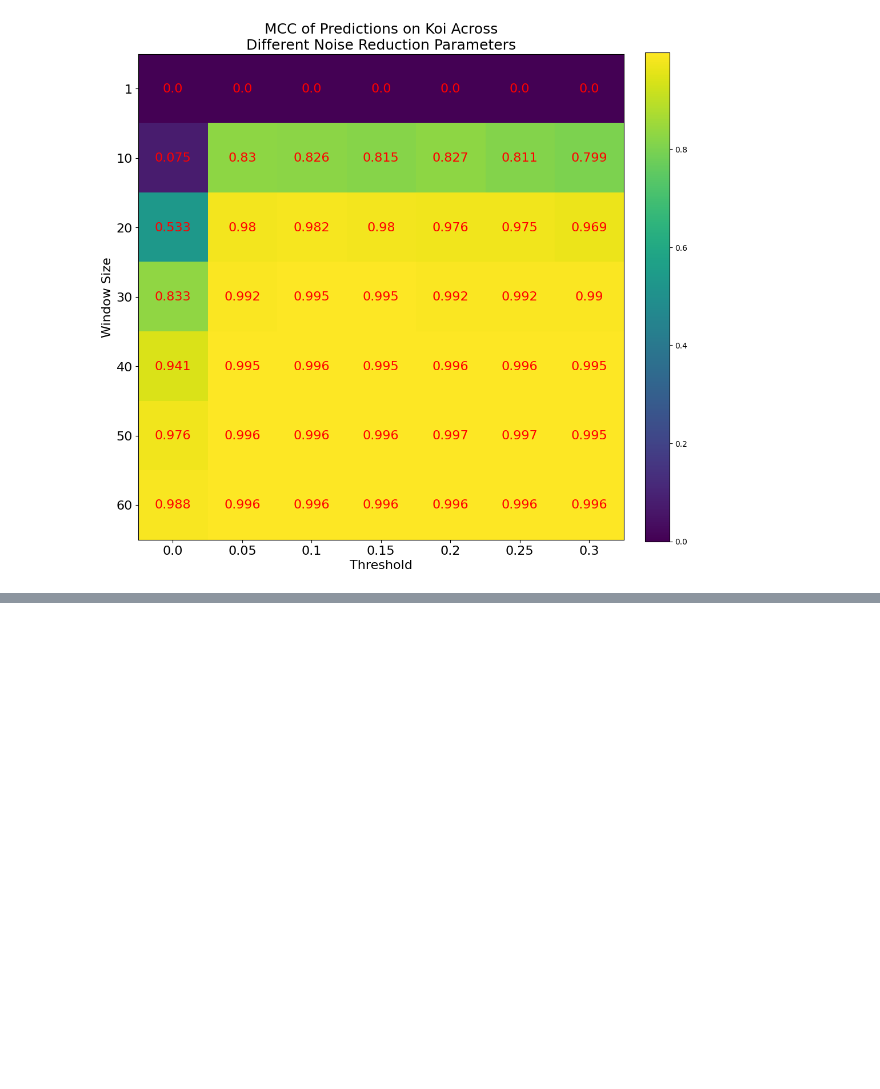
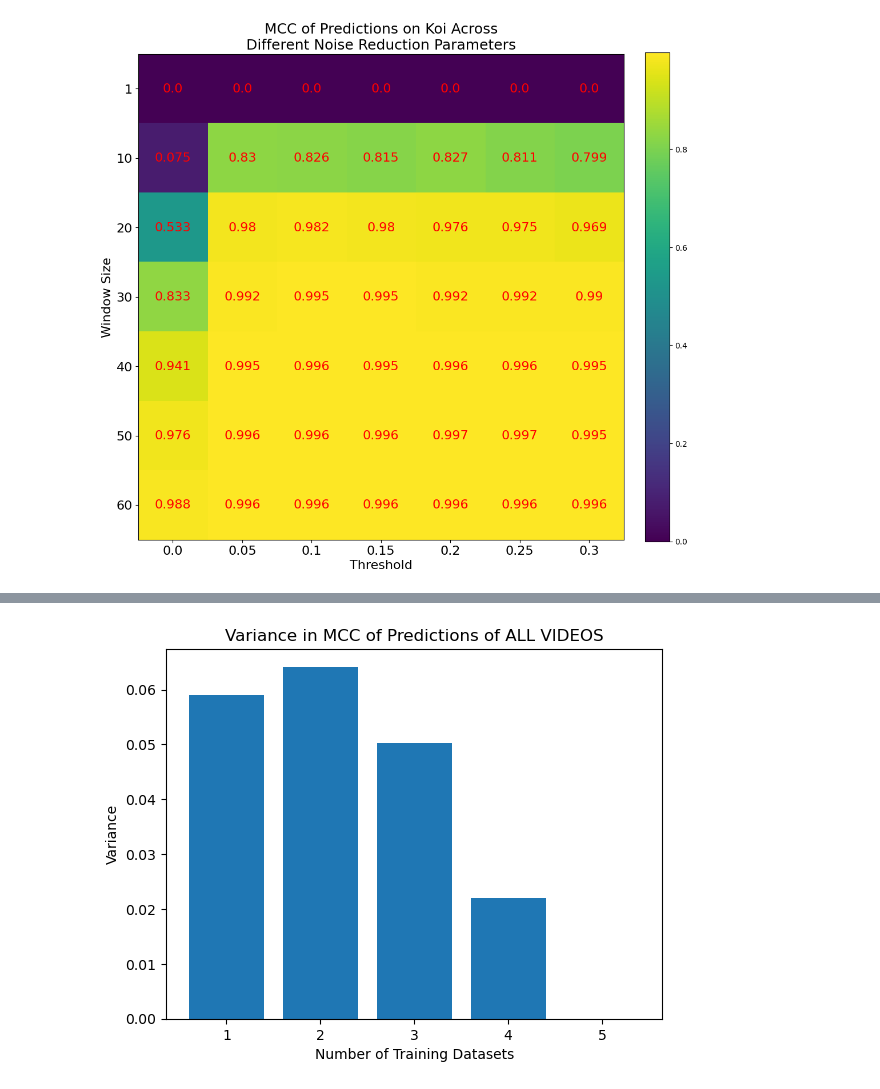
Before and after one commit to russell-ykh/monke, a Jupyter notebook: c7assify.ipynb, the cells around one changed output, grey strips where cells are left out. Cells and saved outputs as stored; diff of their text form; code cells hidden in the pictures; blank space fills up the shorter version.

```diff
--- a/c7assify.ipynb
+++ b/c7assify.ipynb
@@ -319,0 +390,10 @@ plt.show()
+# %%
+pose_data_merged = {}
+labels_merged = {}
+
+for name in names_all:
+    pose_data_merged[name] = np.concatenate(list(pose_data_all[name].values()))
+    labels_merged[name] = np.concatenate(list(labels_all[name].values()))
+
+process = lambda x : mf.changes_in_changes(mf.vel(x), 30, 0.1)
+processed_data, processed_labels = mc.process_data(pose_data_merged, labels_merged, process)
@@ -319,0 +425,23 @@ plt.show()
+# %%
+mccs_7c = []
+set_size = 2
+
+for set in results_7c:
+    results_n = []
+    for combo in set:
+        results_n.append(set[combo]["mcc"])
+    mccs_7c.append(np.array(results_n))
+    set_size += 1
+
+means_7c = [np.mean(m) for m in mccs_7c]
+variance_7c = [np.var(m) for m in mccs_7c]
+# %%
+xticks = list(range(1, len(variance_7c)+1))
+plt.bar(xticks, variance_7c)
+plt.title("Variance in MCC of Predictions of ALL VIDEOS")
+plt.xlabel("Number of Training Datasets")
+plt.ylabel("Variance")
+plt.xticks(xticks)
+plt.show()
+# %% [output]
+[figure, added]
```
Also changed, not shown: parts of 20 cells of this notebook, 21 other files.
